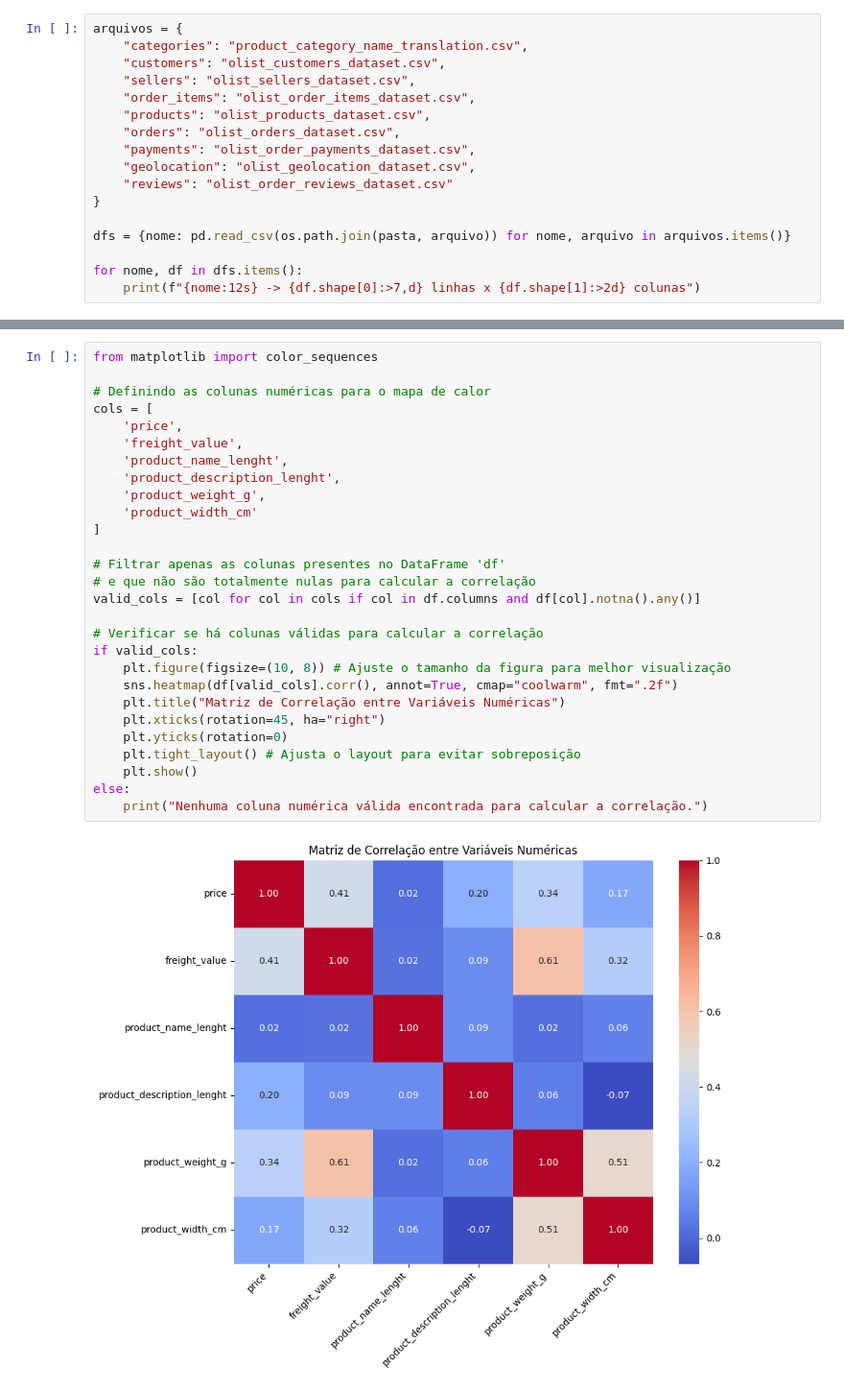
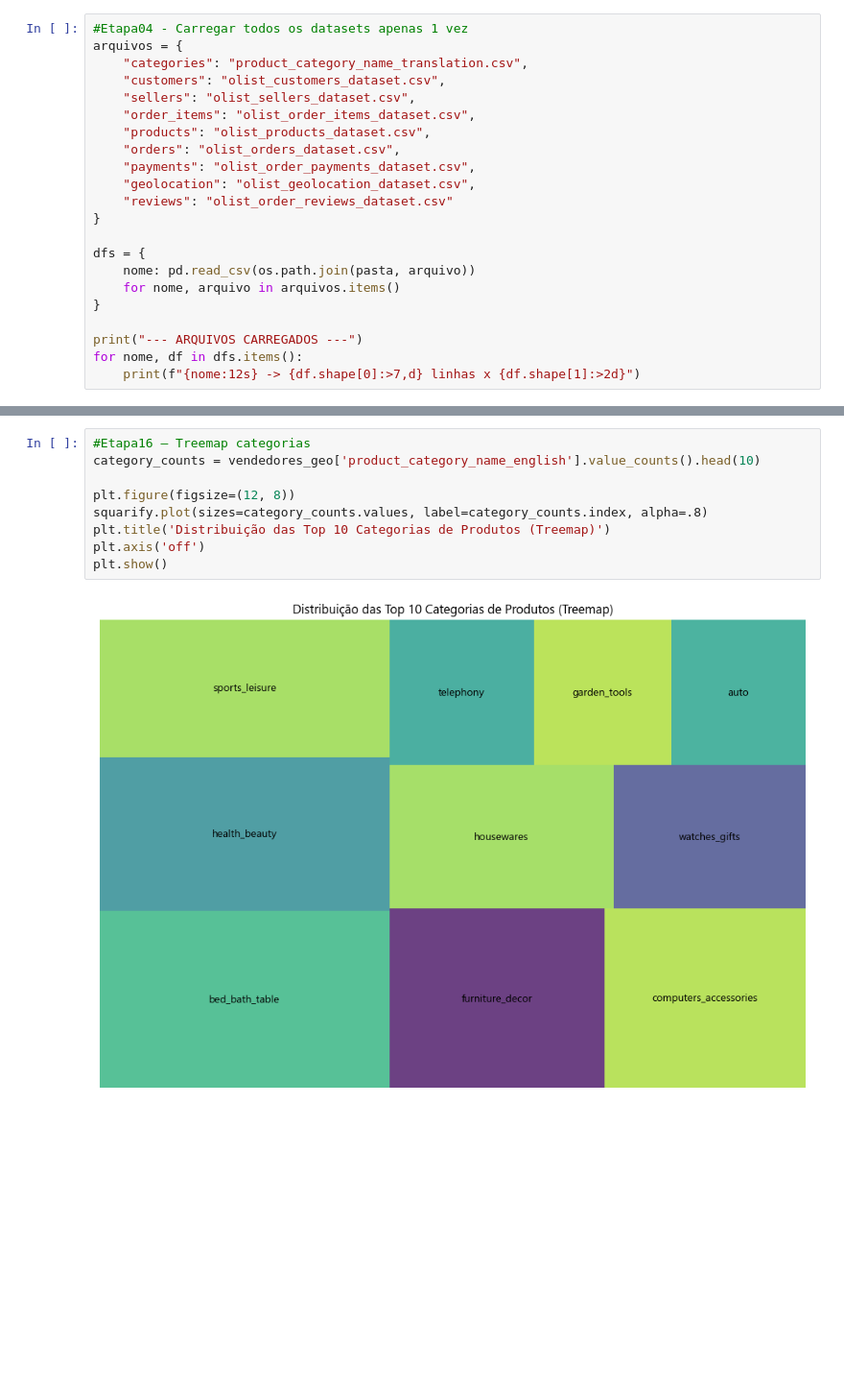
Before and after one commit to wandbalbino/EcommerceOlist, a Jupyter notebook: AnaliseOlist.ipynb, the cells around one changed output, grey strips where cells are left out. Shown: that part at 96% size. Cells and saved outputs as stored; diff of their text form; blank space fills up the shorter version.

```diff
--- a/AnaliseOlist.ipynb
+++ b/AnaliseOlist.ipynb
@@ -13,4 +19,5 @@ print("Pasta existe?", os.path.exists(pasta))
 # %%
+#Etapa04 - Carregar todos os datasets apenas 1 vez
 arquivos = {
     "categories": "product_category_name_translation.csv",
     "customers": "olist_customers_dataset.csv",
@@ -23,8 +30,12 @@ arquivos = {
     "reviews": "olist_order_reviews_dataset.csv"
 }
 
-dfs = {nome: pd.read_csv(os.path.join(pasta, arquivo)) for nome, arquivo in arquivos.items()}
+dfs = {
+    nome: pd.read_csv(os.path.join(pasta, arquivo))
+    for nome, arquivo in arquivos.items()
+}
 
+print("--- ARQUIVOS CARREGADOS ---")
 for nome, df in dfs.items():
-    print(f"{nome:12s} -> {df.shape[0]:>7,d} linhas x {df.shape[1]:>2d} colunas")
+    print(f"{nome:12s} -> {df.shape[0]:>7,d} linhas x {df.shape[1]:>2d}")
 # %% [output]
@@ -239,30 +277,11 @@ plt.show()
 # %%
-from matplotlib import color_sequences
+#Etapa16 — Treemap categorias
+category_counts = vendedores_geo['product_category_name_english'].value_counts().head(10)
 
-# Definindo as colunas numéricas para o mapa de calor
-cols = [
-    'price',
-    'freight_value',
-    'product_name_lenght',
-    'product_description_lenght',
-    'product_weight_g',
-    'product_width_cm'
-]
-
-# Filtrar apenas as colunas presentes no DataFrame 'df'
-# e que não são totalmente nulas para calcular a correlação
-valid_cols = [col for col in cols if col in df.columns and df[col].notna().any()]
-
-# Verificar se há colunas válidas para calcular a correlação
-if valid_cols:
-    plt.figure(figsize=(10, 8)) # Ajuste o tamanho da figura para melhor visualização
-    sns.heatmap(df[valid_cols].corr(), annot=True, cmap="coolwarm", fmt=".2f")
-    plt.title("Matriz de Correlação entre Variáveis Numéricas")
-    plt.xticks(rotation=45, ha="right")
-    plt.yticks(rotation=0)
-    plt.tight_layout() # Ajusta o layout para evitar sobreposição
-    plt.show()
-else:
-    print("Nenhuma coluna numérica válida encontrada para calcular a correlação.")
+plt.figure(figsize=(12, 8))
+squarify.plot(sizes=category_counts.values, label=category_counts.index, alpha=.8)
+plt.title('Distribuição das Top 10 Categorias de Produtos (Treemap)')
+plt.axis('off')
+plt.show()
 # %% [output]
-[figure, old version]
+[figure, new version]
```
Also changed, not shown: parts of 16 cells of this notebook.
